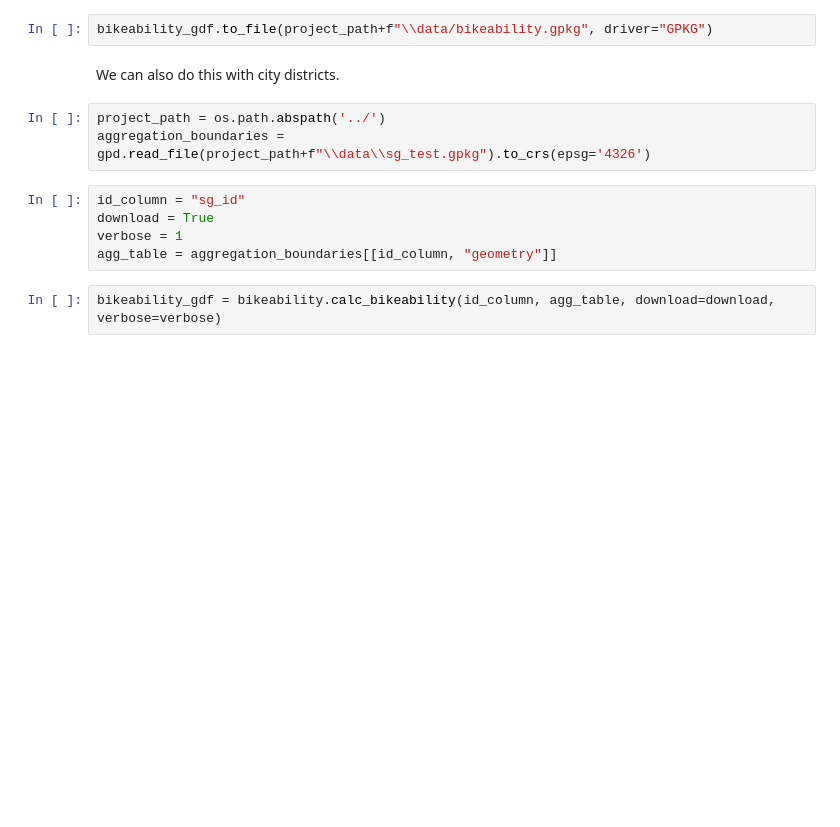
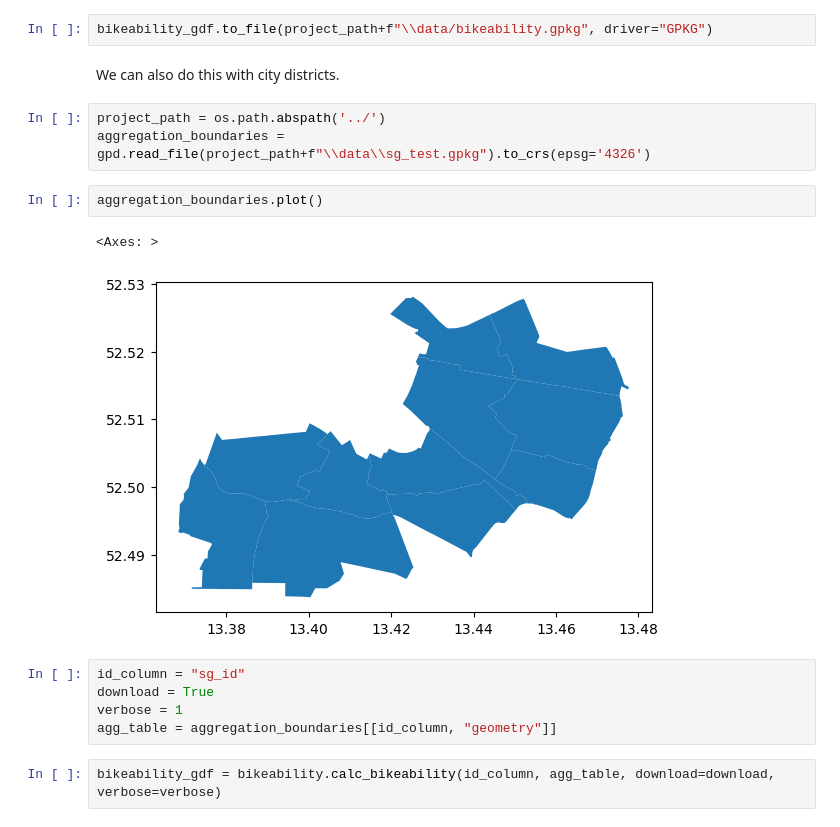
Before and after one commit to DLR-VF/bikeability, a Jupyter notebook: examples/example_use_cases.ipynb, the cells around one changed output. Cells and saved outputs as stored; diff of their text form; blank space fills up the shorter version.

```diff
--- a/examples/example_use_cases.ipynb
+++ b/examples/example_use_cases.ipynb
@@ -59,6 +63,11 @@ We can also do this with city districts.
 # %%
 project_path = os.path.abspath('../')
 aggregation_boundaries = gpd.read_file(project_path+f"\\data\\sg_test.gpkg").to_crs(epsg='4326')
+# %%
+aggregation_boundaries.plot()
+# %% [output]
+<Axes: >
+[figure, added]
 # %%
 id_column = "sg_id"
 download = True
```
Also changed, not shown: parts of 12 cells of this notebook, 7 other files.
